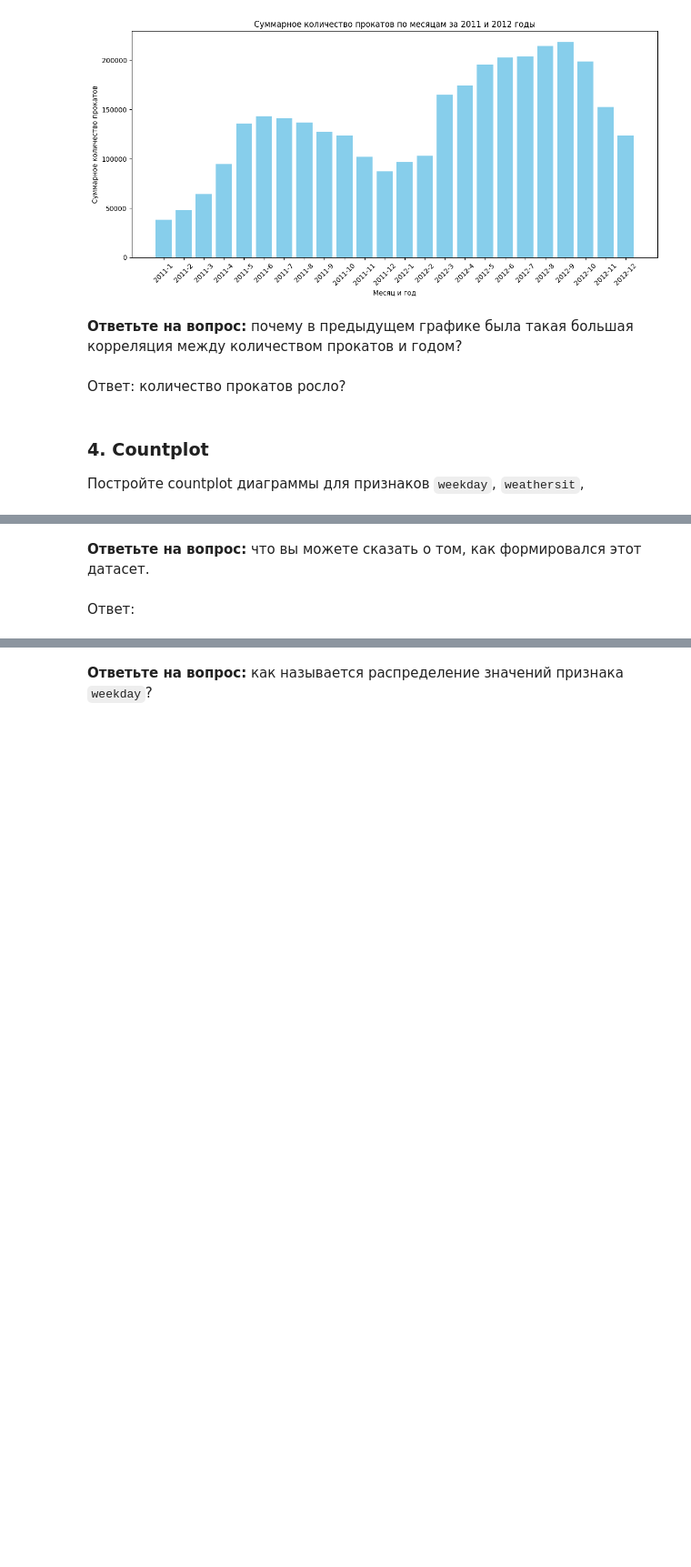
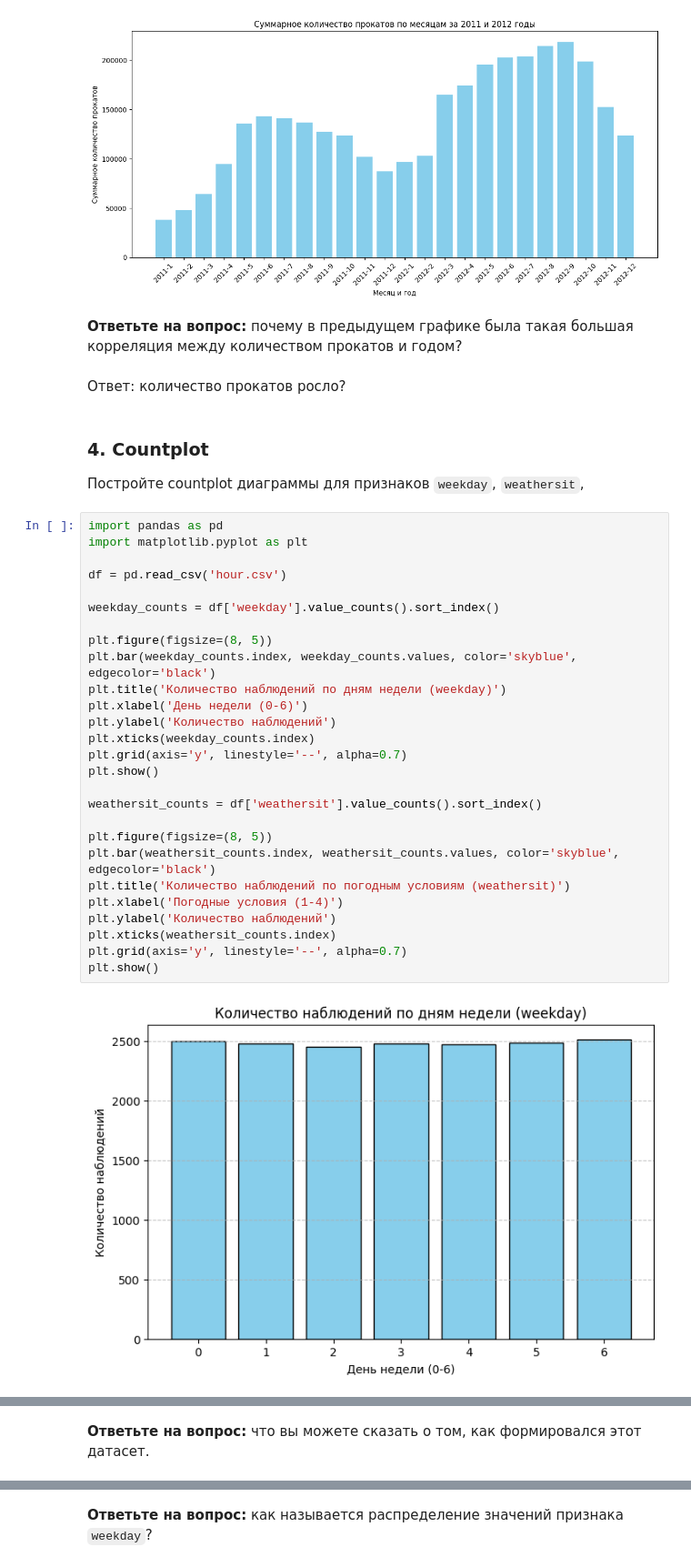
Before and after one commit to Owl-Man/Computer-math, a Jupyter notebook: Практическая_работа_№5_Библиотека_Pandas.ipynb, the cells around one changed output, grey strips where cells are left out. Shown at 91% size. Drawn from its saved outputs; the diff is of its cells as text; blank space fills up the shorter version.

```diff
--- a/Практическая_работа_№5_Библиотека_Pandas.ipynb
+++ b/Практическая_работа_№5_Библиотека_Pandas.ipynb
@@ -536,3 +536,32 @@ plt.show()
 ### 4. Countplot
 
 Постройте countplot диаграммы для признаков `weekday`, `weathersit`,
+# %%
+import pandas as pd
+import matplotlib.pyplot as plt
+
+df = pd.read_csv('hour.csv')
+
+weekday_counts = df['weekday'].value_counts().sort_index()
+
+plt.figure(figsize=(8, 5))
+plt.bar(weekday_counts.index, weekday_counts.values, color='skyblue', edgecolor='black')
+plt.title('Количество наблюдений по дням недели (weekday)')
+plt.xlabel('День недели (0-6)')
+plt.ylabel('Количество наблюдений')
+plt.xticks(weekday_counts.index)
+plt.grid(axis='y', linestyle='--', alpha=0.7)
+plt.show()
+
+weathersit_counts = df['weathersit'].value_counts().sort_index()
+
+plt.figure(figsize=(8, 5))
+plt.bar(weathersit_counts.index, weathersit_counts.values, color='skyblue', edgecolor='black')
+plt.title('Количество наблюдений по погодным условиям (weathersit)')
+plt.xlabel('Погодные условия (1-4)')
+plt.ylabel('Количество наблюдений')
+plt.xticks(weathersit_counts.index)
+plt.grid(axis='y', linestyle='--', alpha=0.7)
+plt.show()
+# %% [output]
+[figure, added]
@@ -539,4 +569,2 @@ plt.show()
 # %% [markdown]
 **Ответьте на вопрос:** что вы можете сказать о том, как формировался этот датасет.
-# %% [markdown]
-Ответ:
```
Also changed, not shown: parts of 20 cells of this notebook, 2 other files.
